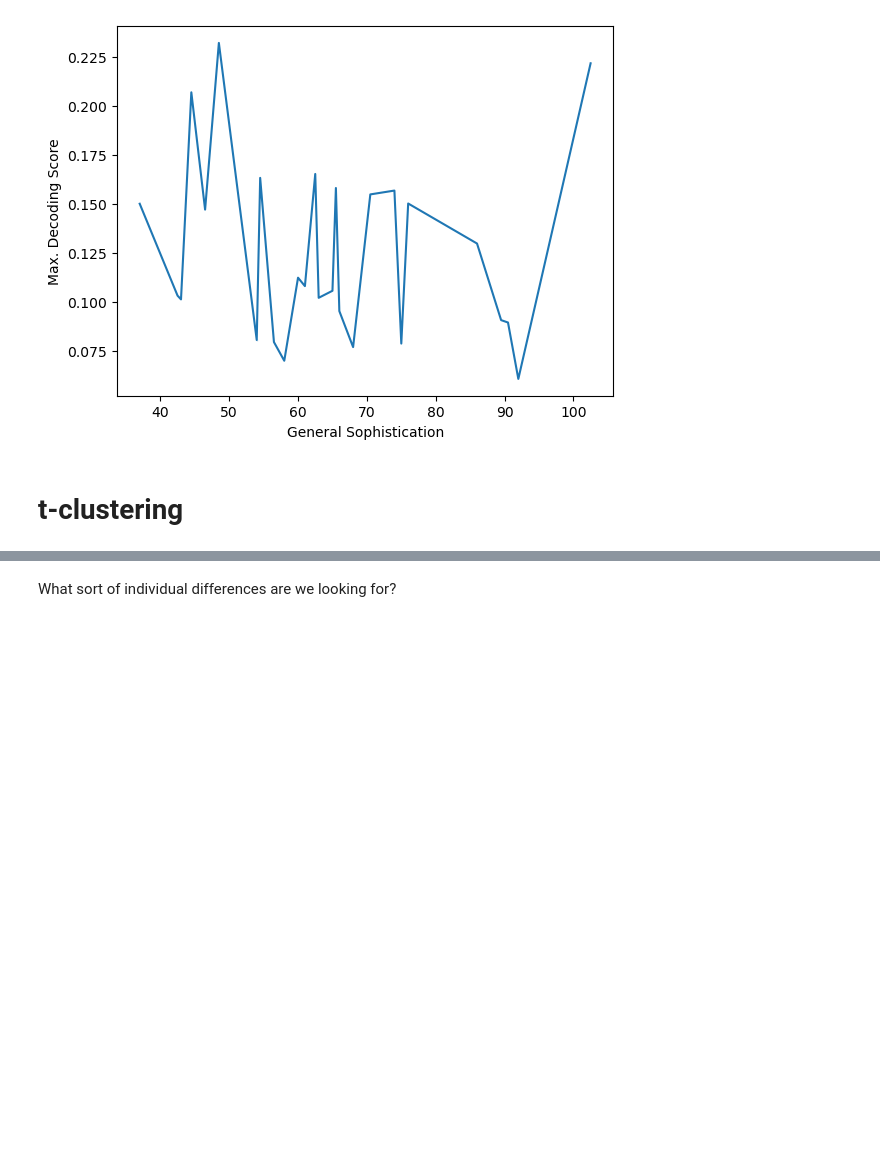
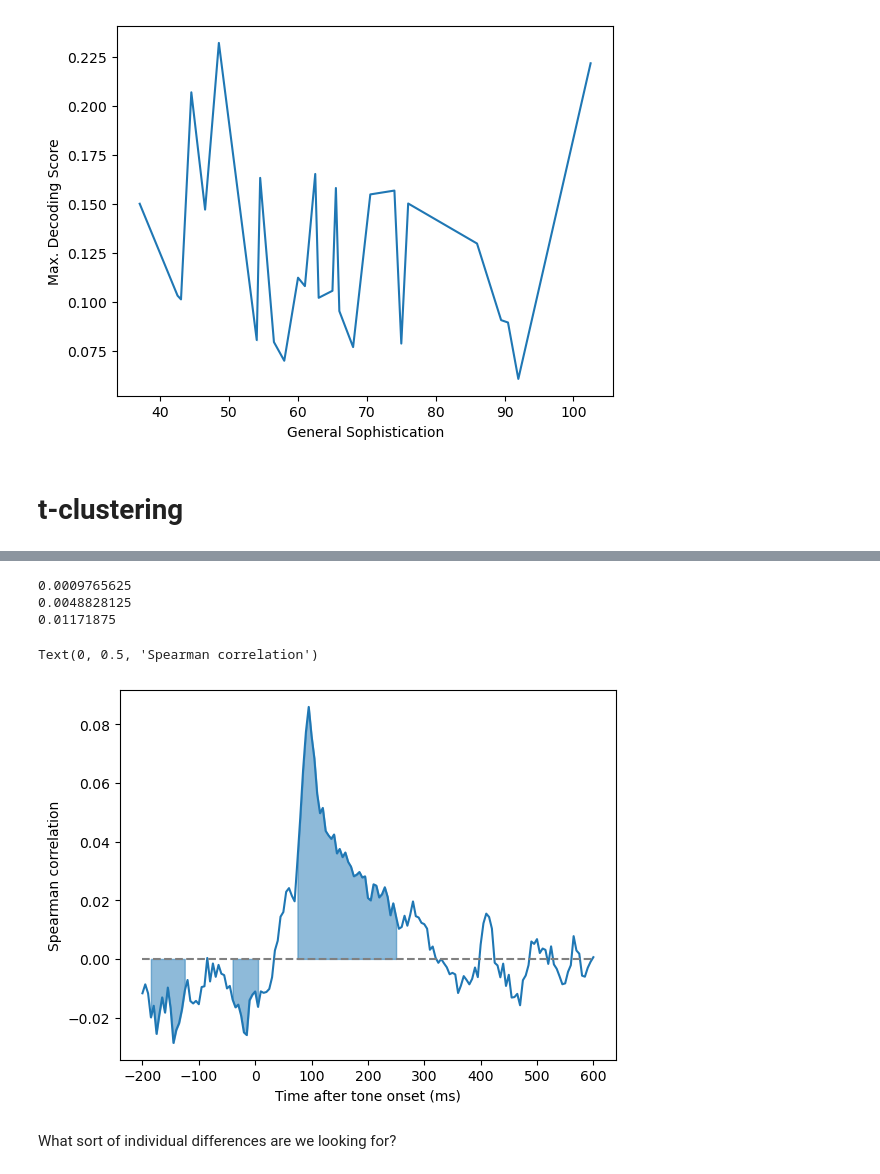
Before and after one commit to isaackrementsov/glysn-meg-analysis, a Jupyter notebook: meg_analysis_streamlined.ipynb, the cells around one changed output, grey strips where cells are left out. Cells and saved outputs as stored; diff of their text form; code cells hidden in the pictures; blank space fills up the shorter version.

```diff
--- a/meg_analysis_streamlined.ipynb
+++ b/meg_analysis_streamlined.ipynb
@@ -863,18 +888,24 @@ sns.lineplot(scores.T)
 # %%
 fig, ax = plt.subplots()
 
 avg_scores = scores.mean(axis=0)
 alpha = 0.05
 
 for cluster, pv in zip(clusters, cluster_pvs):
     if pv < alpha:
         print(pv)
         ax.fill_between(t[cluster], avg_scores[cluster], color="tab:blue", alpha=0.5)
 
 sns.lineplot(as_df(t, avg_scores), x='x', y='y', color="tab:blue", ax=ax)
 sns.lineplot(as_df(t, 0), x='x', y='y', color="gray", linestyle="dashed", ax=ax)
-ax.set_xlabel("Time (ms)")
+ax.set_xlabel("Time after tone onset (ms)")
 ax.set_ylabel("Spearman correlation")
+# %% [output]
+0.0009765625
+0.0048828125
+0.01171875
+Text(0, 0.5, 'Spearman correlation')
+[figure, added]
 # %% [markdown]
 What sort of individual differences are we looking for?
 # %% [markdown]
```
Also changed, not shown: parts of 10 cells of this notebook, 24 other files.
